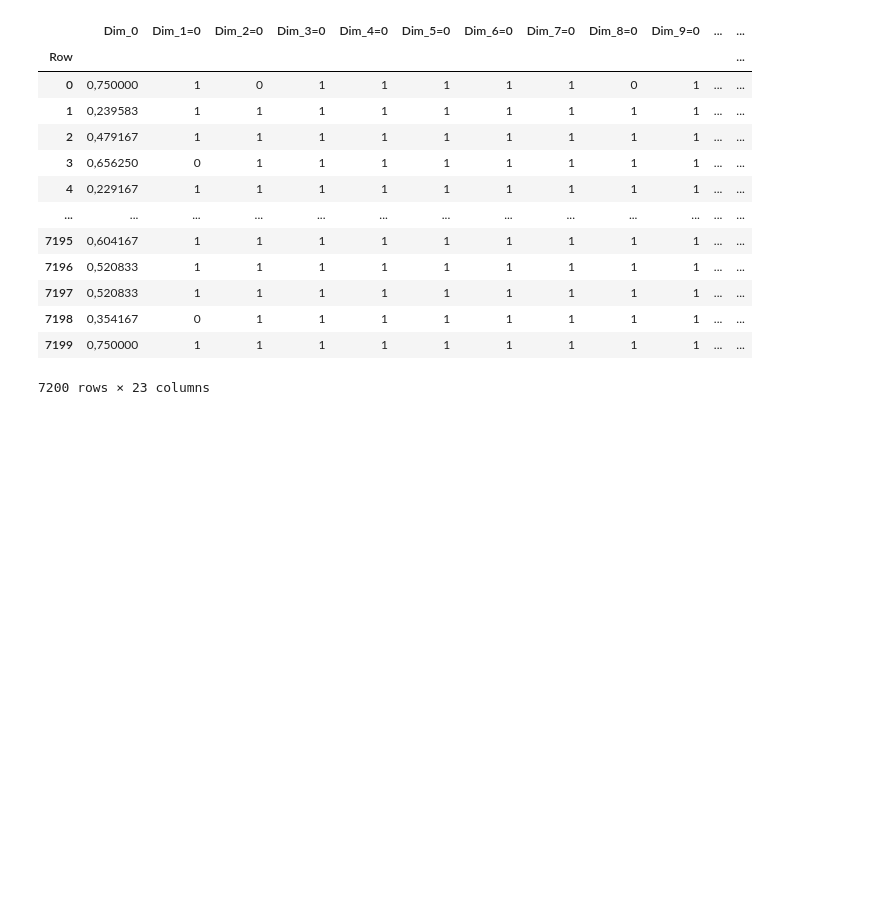
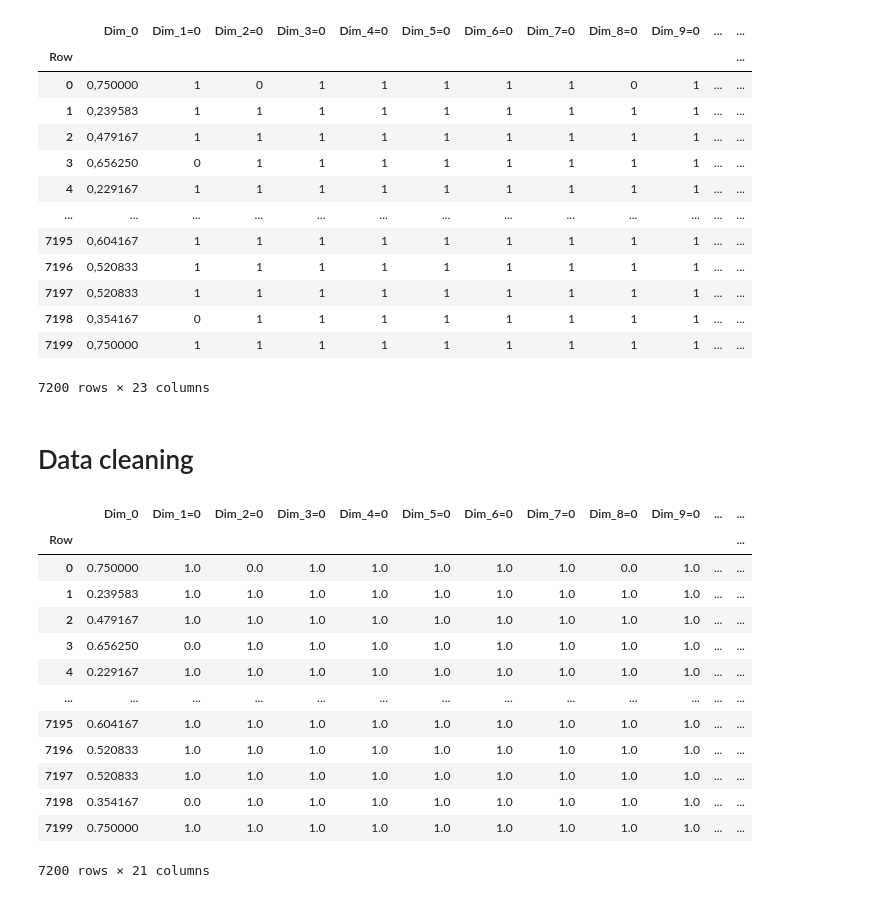
Before and after one commit to andreaborghesi00/unsupervised-anomaly-detection, a Jupyter notebook: main.ipynb, the cells around one changed output. Cells and saved outputs as stored; diff of their text form; code cells hidden in the pictures; blank space fills up the shorter version.

```diff
--- a/main.ipynb
+++ b/main.ipynb
@@ -28,0 +80,23 @@ data
+# %% [markdown]
+# Data cleaning
+# %%
+# change the data type of the columns to float
+
+df = df.replace(',', '.', regex=True).astype(float)
+df.drop(['Unnamed: 22', 'Unnamed: 23'], axis=1, inplace=True)
+df
+# %% [output]
+|  | Dim_0 | Dim_1=0 | Dim_2=0 | Dim_3=0 | Dim_4=0 | Dim_5=0 | Dim_6=0 | Dim_7=0 | Dim_8=0 | Dim_9=0 | ... | ... |
+| Row |  |  |  |  |  |  |  |  |  |  |  | ... |
+| 0 | 0.750000 | 1.0 | 0.0 | 1.0 | 1.0 | 1.0 | 1.0 | 1.0 | 0.0 | 1.0 | ... | ... |
+| 1 | 0.239583 | 1.0 | 1.0 | 1.0 | 1.0 | 1.0 | 1.0 | 1.0 | 1.0 | 1.0 | ... | ... |
+| 2 | 0.479167 | 1.0 | 1.0 | 1.0 | 1.0 | 1.0 | 1.0 | 1.0 | 1.0 | 1.0 | ... | ... |
+| 3 | 0.656250 | 0.0 | 1.0 | 1.0 | 1.0 | 1.0 | 1.0 | 1.0 | 1.0 | 1.0 | ... | ... |
+| 4 | 0.229167 | 1.0 | 1.0 | 1.0 | 1.0 | 1.0 | 1.0 | 1.0 | 1.0 | 1.0 | ... | ... |
+| ... | ... | ... | ... | ... | ... | ... | ... | ... | ... | ... | ... | ... |
+| 7195 | 0.604167 | 1.0 | 1.0 | 1.0 | 1.0 | 1.0 | 1.0 | 1.0 | 1.0 | 1.0 | ... | ... |
+| 7196 | 0.520833 | 1.0 | 1.0 | 1.0 | 1.0 | 1.0 | 1.0 | 1.0 | 1.0 | 1.0 | ... | ... |
+| 7197 | 0.520833 | 1.0 | 1.0 | 1.0 | 1.0 | 1.0 | 1.0 | 1.0 | 1.0 | 1.0 | ... | ... |
+| 7198 | 0.354167 | 0.0 | 1.0 | 1.0 | 1.0 | 1.0 | 1.0 | 1.0 | 1.0 | 1.0 | ... | ... |
+| 7199 | 0.750000 | 1.0 | 1.0 | 1.0 | 1.0 | 1.0 | 1.0 | 1.0 | 1.0 | 1.0 | ... | ... |
+7200 rows × 21 columns
```
Also changed, not shown: parts of 4 cells of this notebook.
